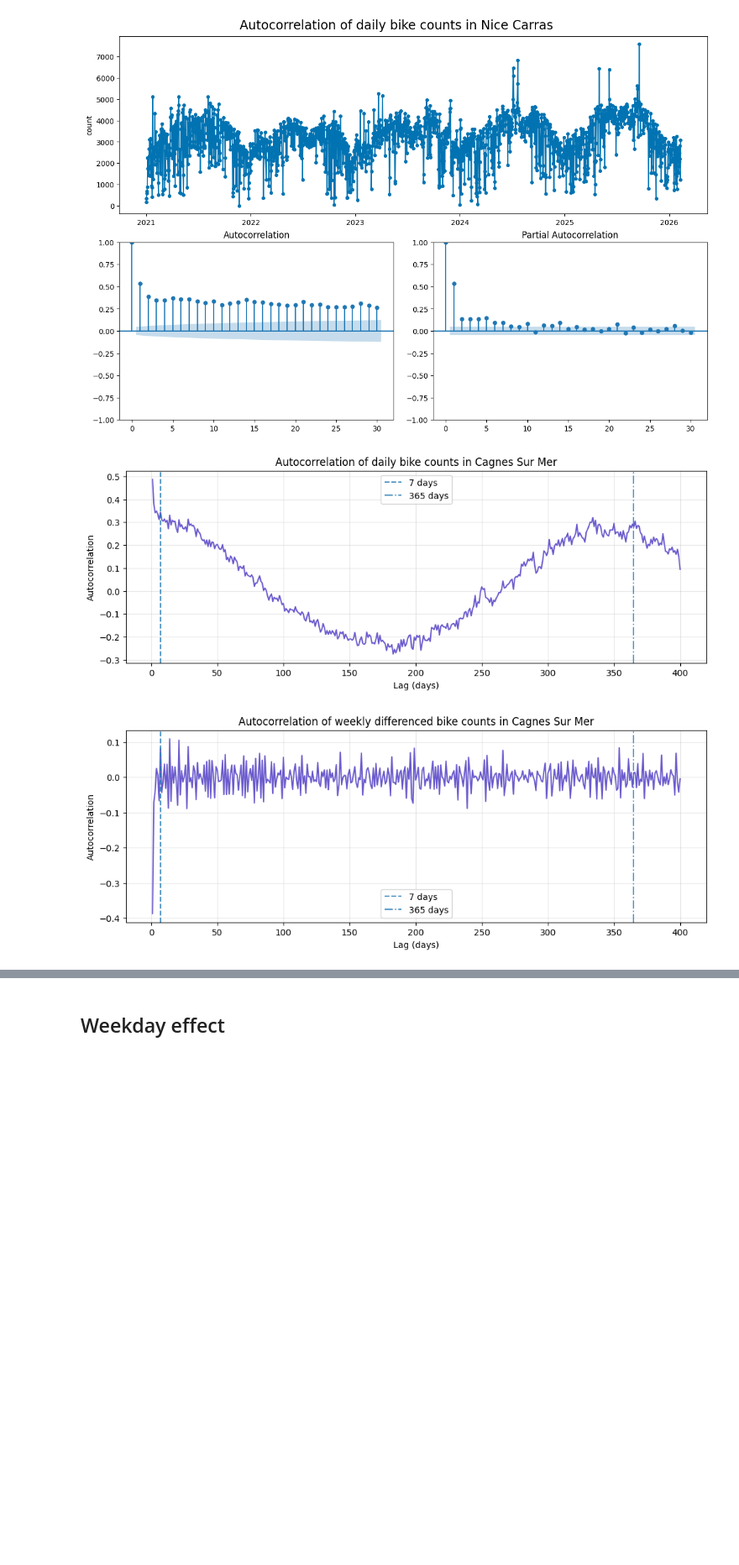
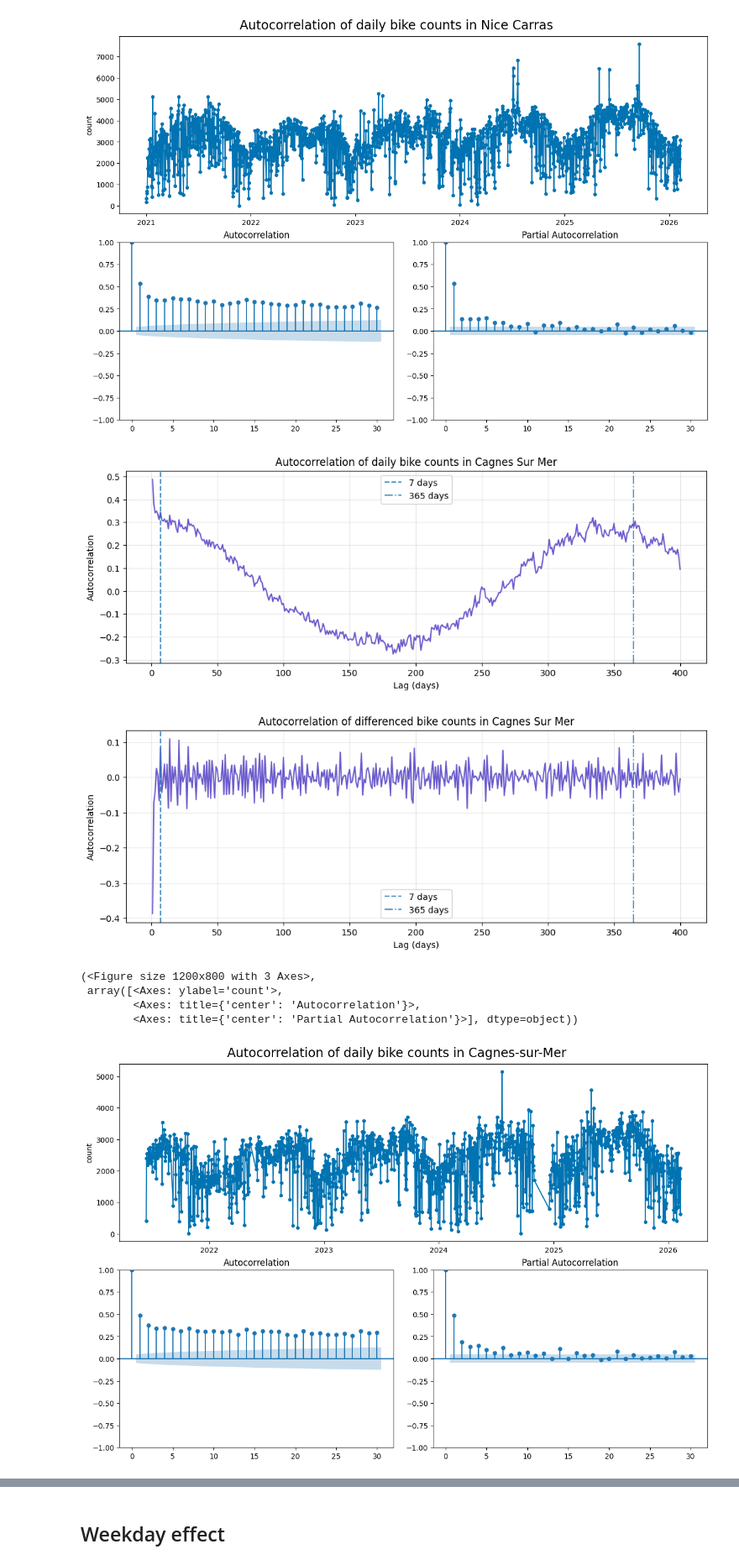
Before and after one commit to picost/bike_counters_playground, a Jupyter notebook: 02_data_exploration.ipynb, the cells around one changed output, grey strips where cells are left out. Shown at 84% size. Drawn from its saved outputs; the diff is of its cells as text; code cells hidden in the pictures; blank space fills up the shorter version.

```diff
--- a/02_data_exploration.ipynb
+++ b/02_data_exploration.ipynb
@@ -173,7 +187,17 @@ sktime.utils.plotting.plot_correlations(data_counters['nice_carras']['count'].dr
 # %%
 # example usage
 plot_acf(data_counters['cagnes_sur_mer']['count'], max_lag=400, title="Autocorrelation of daily bike counts in Cagnes Sur Mer")
-plot_acf(data_counters['cagnes_sur_mer']['count'].diff().dropna(), max_lag=400, title="Autocorrelation of weekly differenced bike counts in Cagnes Sur Mer")
+plot_acf(data_counters['cagnes_sur_mer']['count'].diff().dropna(), max_lag=400, title="Autocorrelation of differenced bike counts in Cagnes Sur Mer")
 # %% [output]
 [figure]
-[figure, old version]
+[figure, new version]
+# %%
+sktime.utils.plotting.plot_correlations(data_counters['cagnes_sur_mer']['count'].dropna(),
+                                        lags=30,
+                                        suptitle="Autocorrelation of daily bike counts in Cagnes-sur-Mer")
+# %% [output]
+(<Figure size 1200x800 with 3 Axes>,
+ array([<Axes: ylabel='count'>,
+        <Axes: title={'center': 'Autocorrelation'}>,
+        <Axes: title={'center': 'Partial Autocorrelation'}>], dtype=object))
+[figure, added]
```
Also changed, not shown: parts of 58 cells of this notebook.
